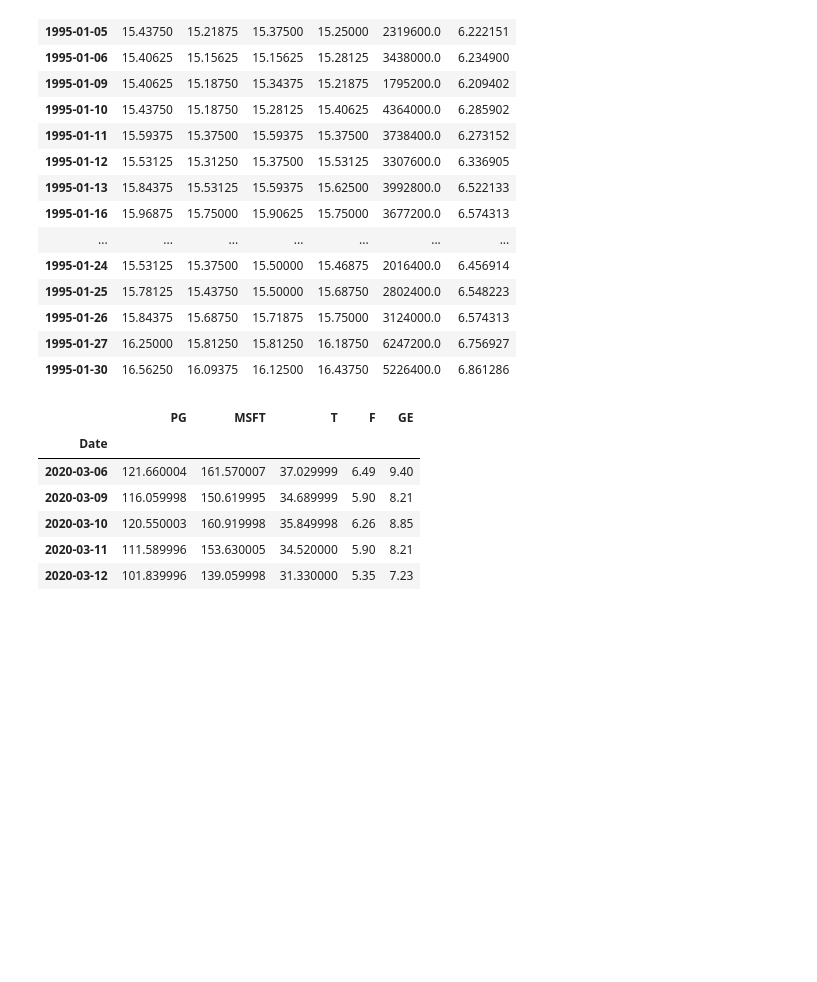
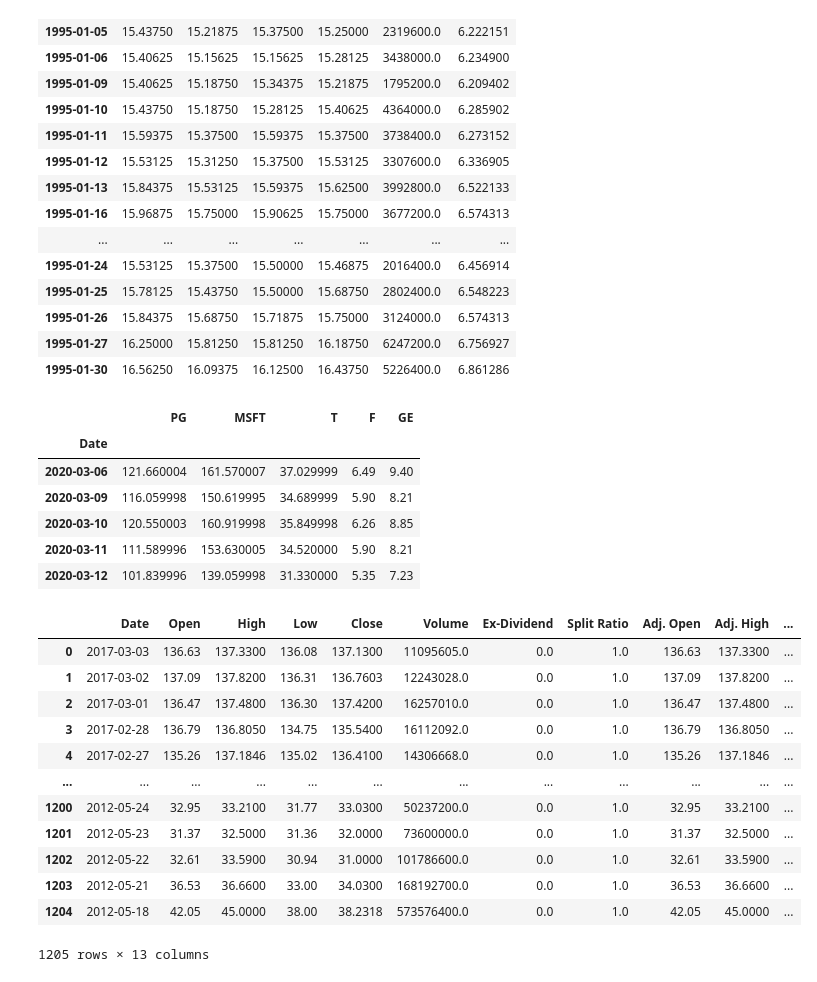
Before and after one commit to luizrobertofreitas/colab-research-google, a Jupyter notebook: PGYahoo.ipynb, the cells around one changed output. Cells and saved outputs as stored; diff of their text form; code cells hidden in the pictures; blank space fills up the shorter version.

```diff
--- a/PGYahoo.ipynb
+++ b/PGYahoo.ipynb
@@ -109,3 +109,20 @@ new_data.tail()
 | 2020-03-10 | 120.550003 | 160.919998 | 35.849998 | 6.26 | 8.85 |
 | 2020-03-11 | 111.589996 | 153.630005 | 34.520000 | 5.90 | 8.21 |
 | 2020-03-12 | 101.839996 | 139.059998 | 31.330000 | 5.35 | 7.23 |
+# %%
+my_data_02 = pd.read_csv('https://raw.githubusercontent.com/luizrobertofreitas/colab-research-google/master/data/Data_02.csv')
+my_data_02
+# %% [output]
+|  | Date | Open | High | Low | Close | Volume | Ex-Dividend | Split Ratio | Adj. Open | Adj. High | ... |
+| 0 | 2017-03-03 | 136.63 | 137.3300 | 136.08 | 137.1300 | 11095605.0 | 0.0 | 1.0 | 136.63 | 137.3300 | ... |
+| 1 | 2017-03-02 | 137.09 | 137.8200 | 136.31 | 136.7603 | 12243028.0 | 0.0 | 1.0 | 137.09 | 137.8200 | ... |
+| 2 | 2017-03-01 | 136.47 | 137.4800 | 136.30 | 137.4200 | 16257010.0 | 0.0 | 1.0 | 136.47 | 137.4800 | ... |
+| 3 | 2017-02-28 | 136.79 | 136.8050 | 134.75 | 135.5400 | 16112092.0 | 0.0 | 1.0 | 136.79 | 136.8050 | ... |
+| 4 | 2017-02-27 | 135.26 | 137.1846 | 135.02 | 136.4100 | 14306668.0 | 0.0 | 1.0 | 135.26 | 137.1846 | ... |
+| ... | ... | ... | ... | ... | ... | ... | ... | ... | ... | ... | ... |
+| 1200 | 2012-05-24 | 32.95 | 33.2100 | 31.77 | 33.0300 | 50237200.0 | 0.0 | 1.0 | 32.95 | 33.2100 | ... |
+| 1201 | 2012-05-23 | 31.37 | 32.5000 | 31.36 | 32.0000 | 73600000.0 | 0.0 | 1.0 | 31.37 | 32.5000 | ... |
+| 1202 | 2012-05-22 | 32.61 | 33.5900 | 30.94 | 31.0000 | 101786600.0 | 0.0 | 1.0 | 32.61 | 33.5900 | ... |
+| 1203 | 2012-05-21 | 36.53 | 36.6600 | 33.00 | 34.0300 | 168192700.0 | 0.0 | 1.0 | 36.53 | 36.6600 | ... |
+| 1204 | 2012-05-18 | 42.05 | 45.0000 | 38.00 | 38.2318 | 573576400.0 | 0.0 | 1.0 | 42.05 | 45.0000 | ... |
+1205 rows × 13 columns
```
Also changed, not shown: parts of 1 cell of this notebook.
